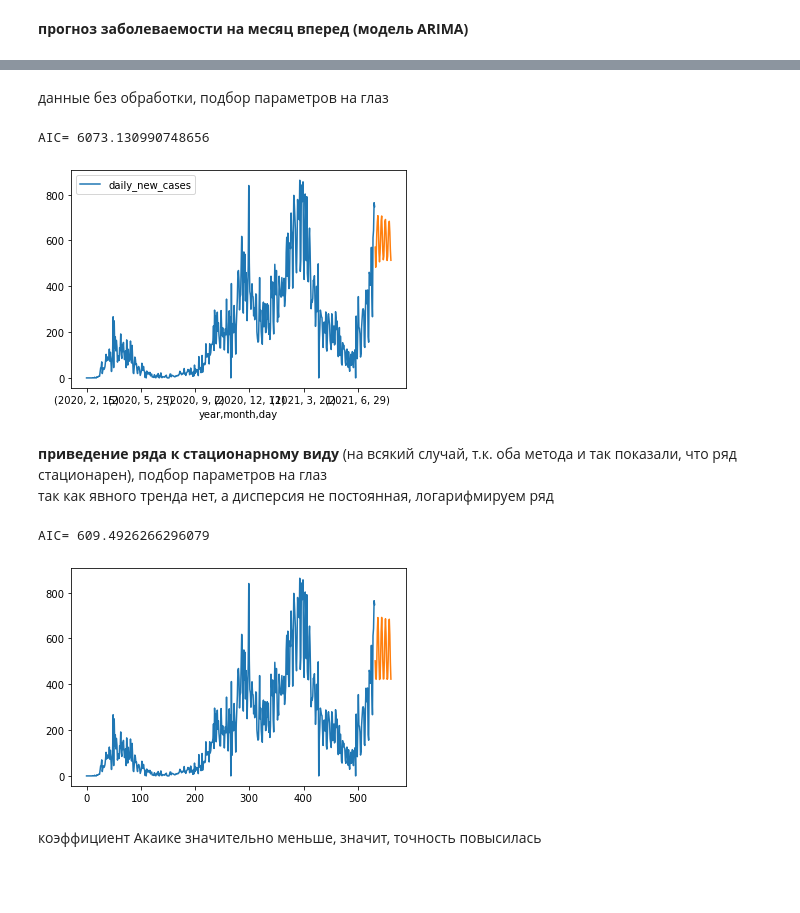
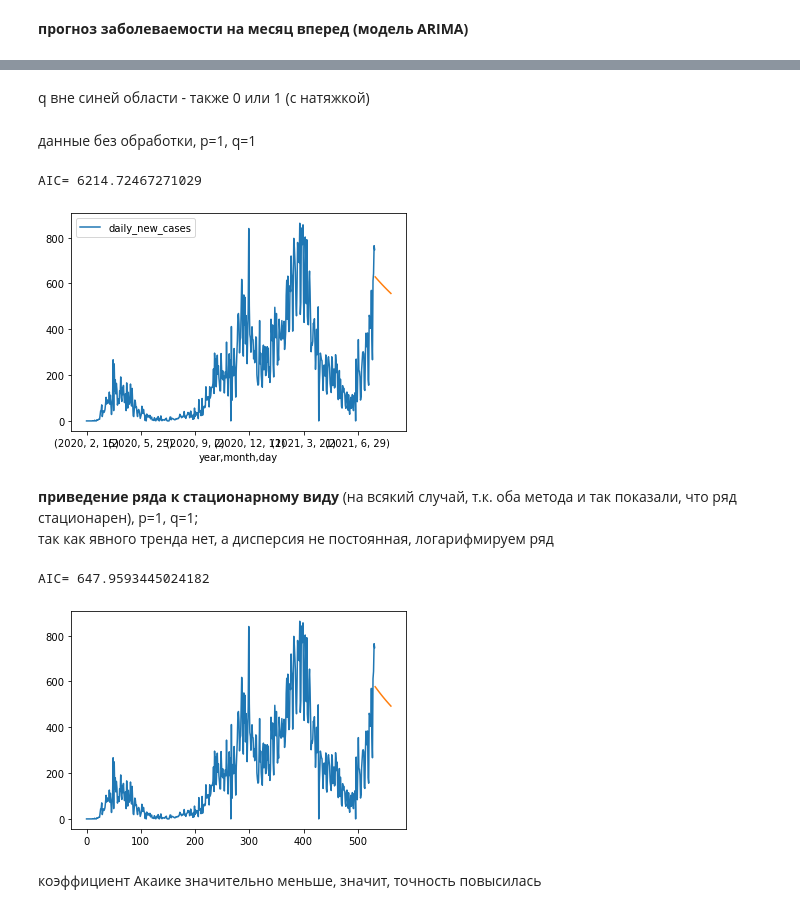
Before and after one commit to vorobevamv/brunoyam_dz, a Jupyter notebook: dz_09.ipynb, the cells around one changed output, grey strips where cells are left out. Cells and saved outputs as stored; diff of their text form; code cells hidden in the pictures; blank space fills up the shorter version.

```diff
--- a/dz_09.ipynb
+++ b/dz_09.ipynb
@@ -96,32 +112,34 @@ else:
+# %% [markdown]
+q вне синей области - также 0 или 1 (с натяжкой)
 # %% [markdown]
-данные без обработки, подбор параметров на глаз
+данные без обработки, p=1, q=1
 # %%
-model_fit = ARIMA(df_Fin, order=(5, 0, 5)).fit()
+model_fit = ARIMA(df_Fin, order=(1, 0, 1)).fit()
 df_Fin.plot()
 model_fit.forecast(30).plot()
 print('AIC=', model_fit.aic)
 # %% [output]
-AIC= 6073.130990748656
+AIC= 6214.72467271029
-[figure, old version]
+[figure, new version]
 # %% [markdown]
-**приведение ряда к стационарному виду** (на всякий случай, т.к. оба метода и так показали, что ряд стационарен), подбор параметров на глаз
+**приведение ряда к стационарному виду** (на всякий случай, т.к. оба метода и так показали, что ряд стационарен), p=1, q=1;
 так как явного тренда нет, а дисперсия не постоянная, логарифмируем ряд
 # %%
 x = df_Fin.daily_new_cases.values
 x_min = abs(min(x))
 x_log = np.log(x+x_min+10)
 # %%
-model1_fit = ARIMA(x_log, order=(5, 0, 5)).fit()
+model1_fit = ARIMA(x_log, order=(1, 0, 1)).fit()
 
 plt.plot(range(len(x)),x)
-z = range(len(x), len(x) + len(forecast))
-plt.plot(z,np.exp (model1.forecast(30)) -10 - x_min)
+z = range(len(x), len(x) + len(model1_fit.forecast(30)))
+plt.plot(z,np.exp (model1_fit.forecast(30)) -10 - x_min)
 plt.plot()
 
 print('AIC=', model1_fit.aic)
 # %% [output]
-AIC= 609.4926266296079
+AIC= 647.9593445024182
-[figure, old version]
+[figure, new version]
 # %% [markdown]
 коэффициент Акаике значительно меньше, значит, точность повысилась
 # %% [markdown]
```
Also changed, not shown: parts of 12 cells of this notebook, 1 other file.
